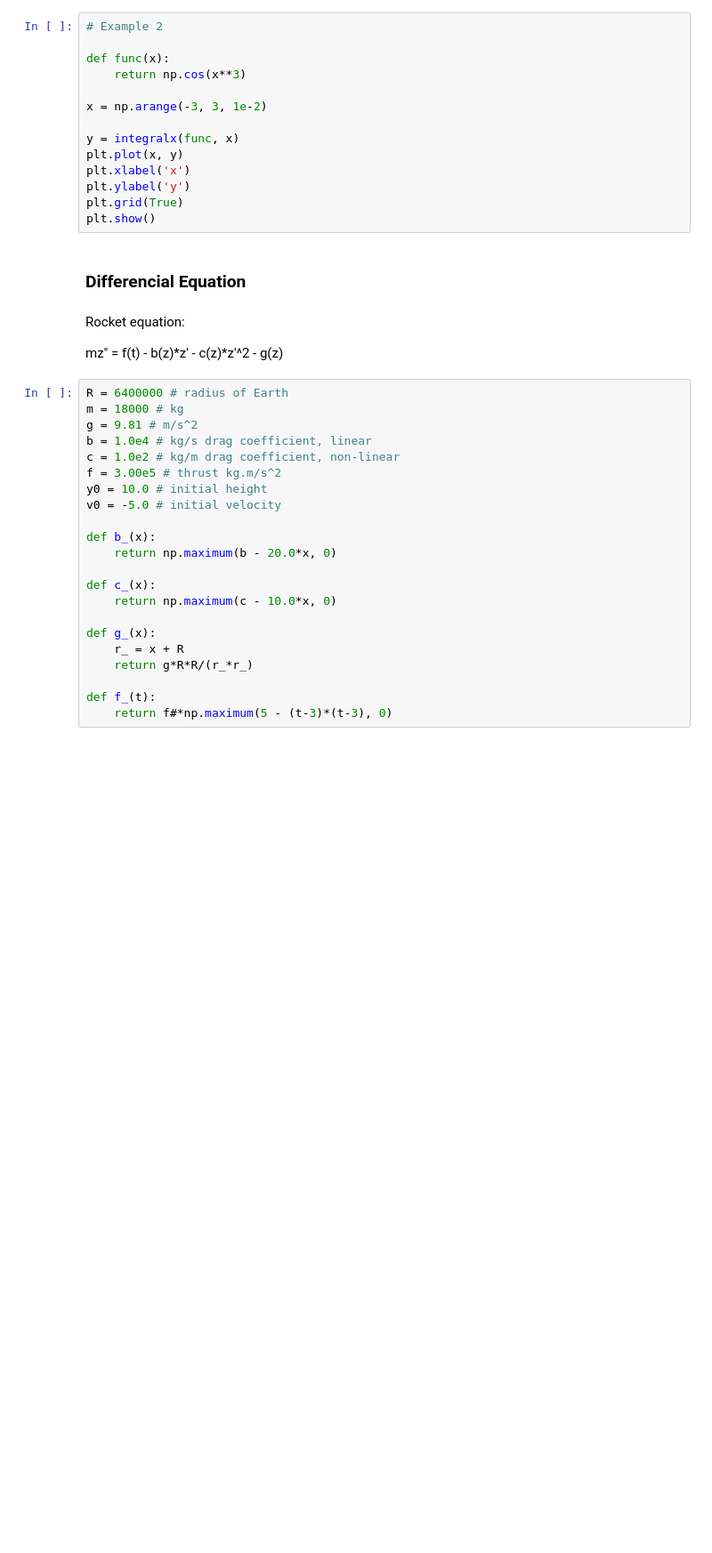
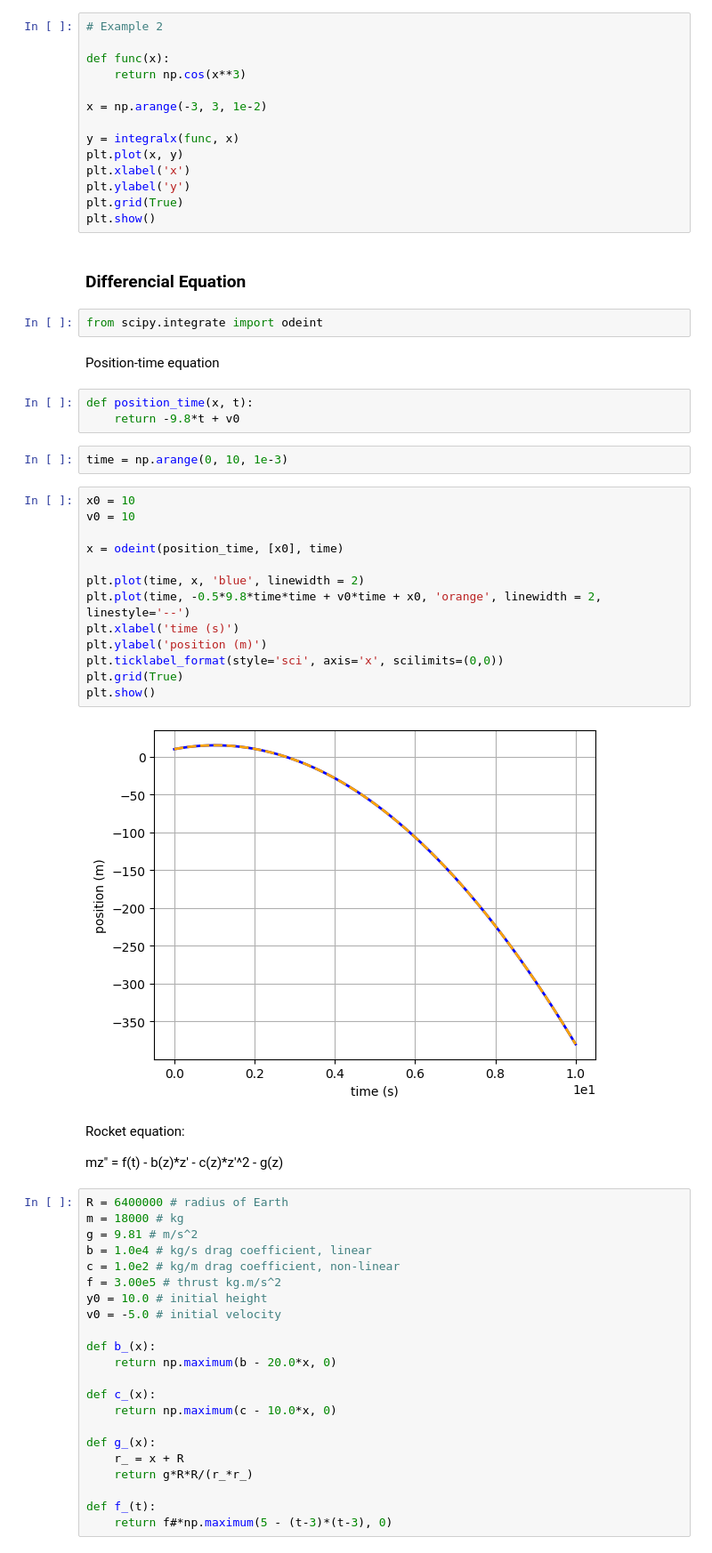
Before and after one commit to farhadnkm/WAVES_AND_OPTICS, a Jupyter notebook: 03-calculus.ipynb, the cells around one changed output. Shown: that part at 89% size. Cells and saved outputs as stored; diff of their text form; blank space fills up the shorter version.

```diff
--- a/03-calculus.ipynb
+++ b/03-calculus.ipynb
@@ -477,6 +476,30 @@ plt.grid(True)
 plt.show()
 # %% [markdown]
 ### Differencial Equation
+# %%
+from scipy.integrate import odeint
+# %% [markdown]
+Position-time equation
+# %%
+def position_time(x, t):
+    return -9.8*t + v0
+# %%
+time = np.arange(0, 10, 1e-3)
+# %%
+x0 = 10
+v0 = 10
+
+x = odeint(position_time, [x0], time)
+
+plt.plot(time, x, 'blue', linewidth = 2)
+plt.plot(time, -0.5*9.8*time*time + v0*time + x0, 'orange', linewidth = 2, linestyle='--')
+plt.xlabel('time (s)')
+plt.ylabel('position (m)')
+plt.ticklabel_format(style='sci', axis='x', scilimits=(0,0))
+plt.grid(True)
+plt.show()
+# %% [output]
+[figure, added]
 # %% [markdown]
 Rocket equation:
 
```
Also changed, not shown: parts of 3 cells of this notebook.
